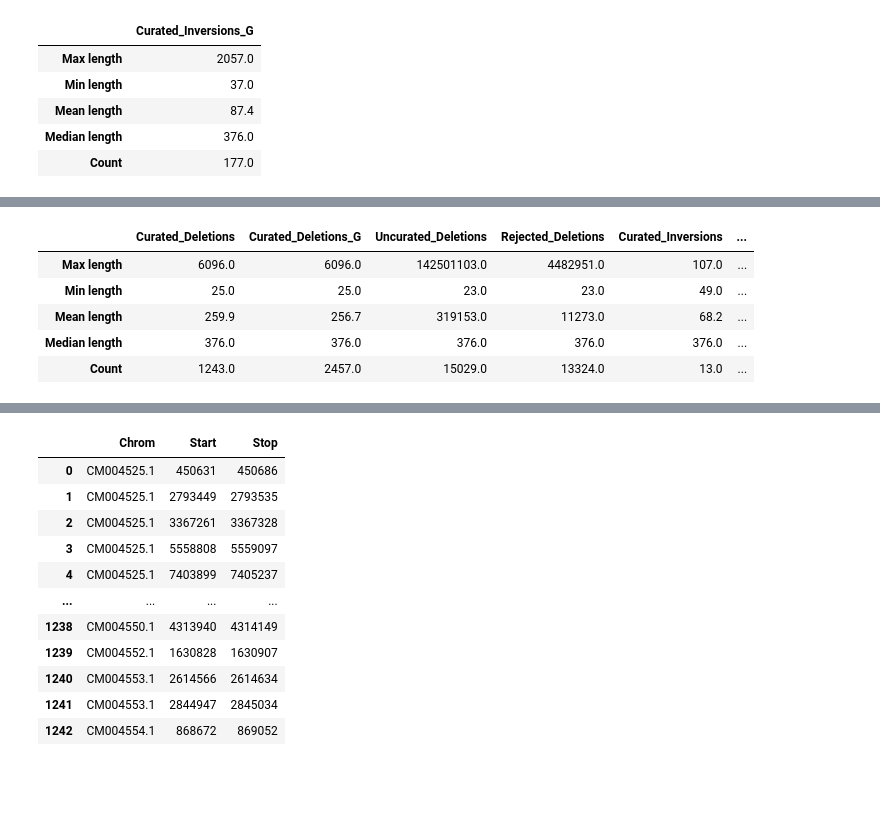
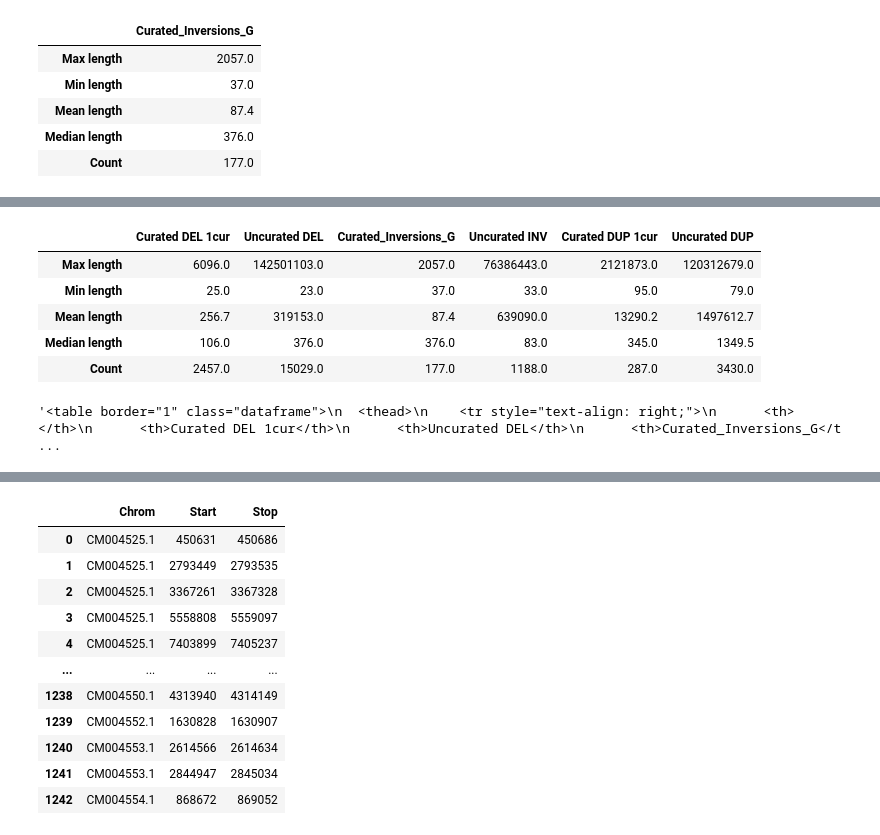
Before and after one commit to gdaviduu/House-Sparrow-Genome-Analysis, a Jupyter notebook: Plotting_Size_Histograms_for_SVs.ipynb, the cells around one changed output, grey strips where cells are left out. Drawn from its saved outputs; the diff is of its cells as text; code cells hidden in the pictures; blank space fills up the shorter version.

```diff
--- a/Plotting_Size_Histograms_for_SVs.ipynb
+++ b/Plotting_Size_Histograms_for_SVs.ipynb
@@ -202,13 +195,18 @@ uncuratedinvs
 | Count | 1188.0 |
 # %%
-merged = pd.concat([yesalldels,curateddelsG,uncurateddels,rejecteddels,curatedinvs,uncuratedinvs,curatedinvsG,curateddups,uncurateddups,curateddupsG], axis=1)
-merged
+#merged = pd.concat([yesalldels,uncurateddels,curatedinvs,uncuratedinvs,curateddups,uncurateddups], axis=1)
+#merged
 
 #merged.to_csv("size_table.csv")
-# %% [output]
-|  | Curated_Deletions | Curated_Deletions_G | Uncurated_Deletions | Rejected_Deletions | Curated_Inversions | ... |
-| Max length | 6096.0 | 6096.0 | 142501103.0 | 4482951.0 | 107.0 | ... |
-| Min length | 25.0 | 25.0 | 23.0 | 23.0 | 49.0 | ... |
-| Mean length | 259.9 | 256.7 | 319153.0 | 11273.0 | 68.2 | ... |
-| Median length | 376.0 | 376.0 | 376.0 | 376.0 | 376.0 | ... |
-| Count | 1243.0 | 2457.0 | 15029.0 | 13324.0 | 13.0 | ... |
+# %%
+merged2 = pd.concat([curateddelsG,uncurateddels,curatedinvsG,uncuratedinvs,curateddupsG,uncurateddups], axis=1)
+merged2
+
+#merged2.to_csv("size_table2.csv")
+# %% [output]
+|  | Curated DEL 1cur | Uncurated DEL | Curated_Inversions_G | Uncurated INV | Curated DUP 1cur | Uncurated DUP |
+| Max length | 6096.0 | 142501103.0 | 2057.0 | 76386443.0 | 2121873.0 | 120312679.0 |
+| Min length | 25.0 | 23.0 | 37.0 | 33.0 | 95.0 | 79.0 |
+| Mean length | 256.7 | 319153.0 | 87.4 | 639090.0 | 13290.2 | 1497612.7 |
+| Median length | 106.0 | 376.0 | 376.0 | 83.0 | 345.0 | 1349.5 |
+| Count | 2457.0 | 15029.0 | 177.0 | 1188.0 | 287.0 | 3430.0 |
@@ -215,2 +216,7 @@ merged
+# %%
+htmlpretty = merged2.to_html()
+htmlpretty
+# %% [output]
+'<table border="1" class="dataframe">\n  <thead>\n    <tr style="text-align: right;">\n      <th></th>\n      <th>Curated DEL 1cur</th>\n      <th>Uncurated DEL</th>\n      <th>Curated_Inversions_G</t ...
 # %%
 
```
Also changed, not shown: parts of 32 cells of this notebook, 1 other file.
